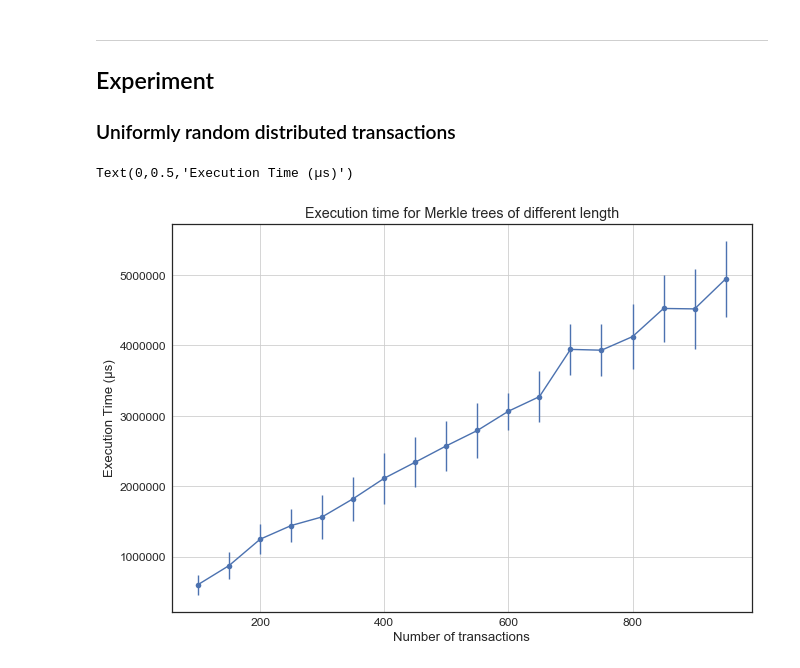
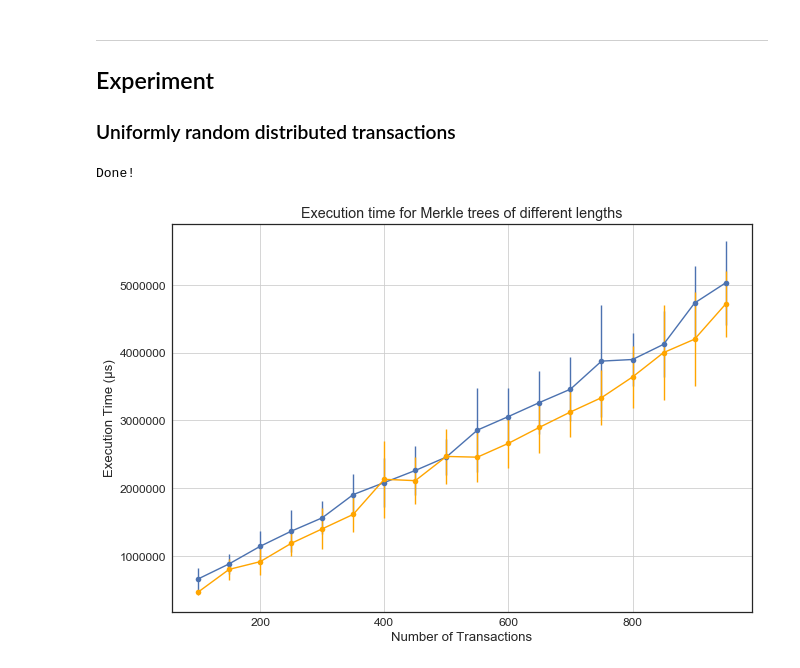
Before and after one commit to SimoneStefani/thesis-data-analysis, a Jupyter notebook: Thesis Data Analysis.ipynb, the cells around one changed output. Drawn from its saved outputs; the diff is of its cells as text; code cells hidden in the pictures.

Commit message:
Run two algos

```diff
--- a/Thesis Data Analysis.ipynb
+++ b/Thesis Data Analysis.ipynb
@@ -62,6 +62,13 @@ def genUniTransactions(n, name):
 # generate random string of specified length
 def random_string(length):
     return ''.join(random.choice(string.ascii_letters) for m in range(length))
+# %%
+def computeStats(trials):
+    # compute means and standard deviations
+    means = np.mean(trials[1:,:], axis=1)
+    stds = np.std(trials[1:,:], axis=1)
+
+    return means, stds
 # %% [markdown]
 ---
 
@@ -69,41 +76,48 @@ def random_string(length):
 
 ### Uniformly random distributed transactions
 # %%
-ALGO = 'mt'
-RES_PATH = '/results/result_' + ALGO + '_'
-NUM_TRIALS = 20
+def randUniformExperiment(algo, trials, rnge):
+    RES_PATH = '/results/result_' + algo + '_'
+    NUM_TRIALS = trials
 
-trials = np.arange(NUM_TRIALS)
+    trials = np.arange(NUM_TRIALS)
 
-for i in range(100, 1000, 50):
-    SAMPLE = str(i) + '_uniform_samples.txt'
+    for i in range(rnge[0], rnge[1], rnge[2]):
+        SAMPLE = str(i) + '_uniform_samples.txt'
 
-    # generate data
-    genUniTransactions(i, SAMPLE)
+        # generate data
+        genUniTransactions(i, SAMPLE)
 
-    # run exeperiment
-    runExperiment(SAMPLE, i=NUM_TRIALS)
+        # run exeperiment
+        runExperiment(SAMPLE, i=NUM_TRIALS, algo=algo)
 
-    # load daya in-memory for analysis
-    result = np.loadtxt(EXPERIMENT_PATH + RES_PATH + SAMPLE, dtype='int')
-    trials = np.vstack([trials, result])
+        # load daya in-memory for analysis
+        result = np.loadtxt(EXPERIMENT_PATH + RES_PATH + SAMPLE, dtype='int')
+        trials = np.vstack([trials, result])
 
-# clean folders, we have data in-memory
-cleanup()
+    # clean folders, we have data in-memory
+    cleanup()
 
-# compute means and standard deviations
-means = np.mean(trials[1:,:], axis=1)
-stds = np.std(trials[1:,:], axis=1)
-
-lenghts = np.arange(100, 1000, 50)
-
-# build plot
-plt.errorbar(lenghts, means, yerr=stds, marker='o')
-plt.title('Execution time for Merkle trees of different length')
-plt.grid(True)
-plt.xlabel('Number of transactions')
-plt.ylabel('Execution Time (µs)')
-print()
+    return trials
-# %% [output]
-Text(0,0.5,'Execution Time (µs)')
-[figure, removed]
+# %%
+RANGE = 100, 1000, 50
+
+hl_20_trials = randUniformExperiment('hl', 20, RANGE)
+hl_20_means, hl_20_stds = computeStats(hl_20_trials)
+
+mt_20_trials = randUniformExperiment('mt', 20, RANGE)
+mt_20_means, mt_20_stds = computeStats(mt_20_trials)
+
+lenghts = np.arange(RANGE[0], RANGE[1], RANGE[2])
+
+# build plot
+plt.errorbar(lenghts, mt_20_means, yerr=mt_20_stds, marker='o')
+plt.errorbar(lenghts, hl_20_means, yerr=hl_20_stds, marker='o', color='orange')
+plt.title('Execution time for Merkle trees of different lengths')
+plt.grid(True)
+plt.xlabel('Number of Transactions')
+plt.ylabel('Execution Time (µs)')
+print('Done!')
+# %% [output]
+Done!
+[figure, added]
```
